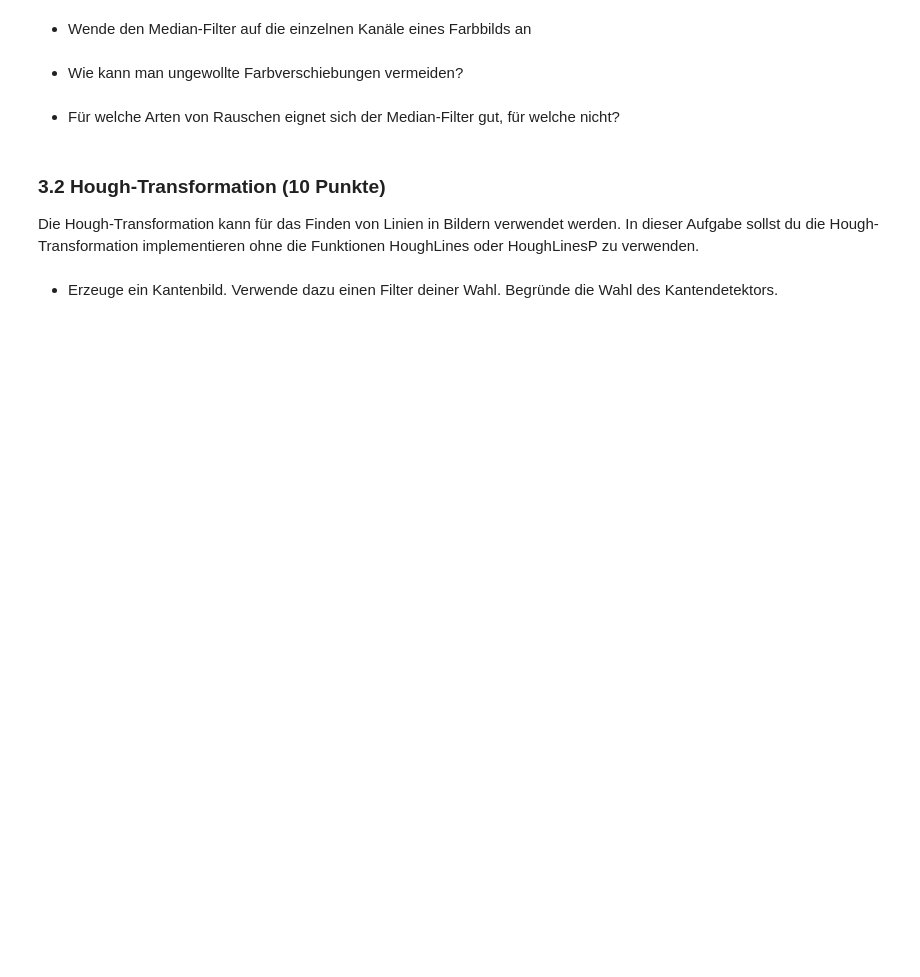
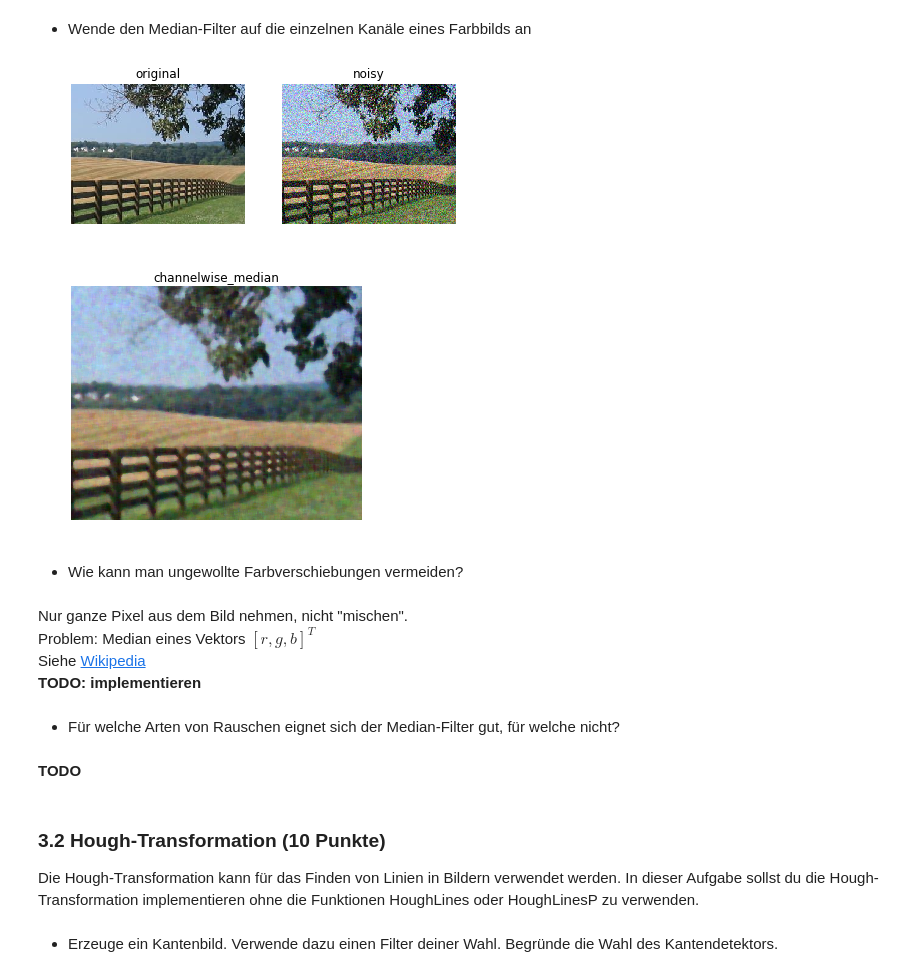
Before and after one commit to jonasitzmann/bildbasierte_modellierung, a Jupyter notebook: ex3/ex3.ipynb, the cells around one changed output. Saved outputs shown, nothing was run; the diff lists cells and outputs as text; code cells hidden in the pictures; blank space fills up the shorter version.

```diff
--- a/ex3/ex3.ipynb
+++ b/ex3/ex3.ipynb
@@ -71,9 +77,32 @@ show_imgs_horizontally(
 # %% [markdown]
 * Wende den Median-Filter auf die einzelnen Kanäle eines Farbbilds an
+# %%
+kernel_size = 5
+img_noisy = add_noise(img, 30)
+r_channel = img_noisy[:,:,0]
+g_channel = img_noisy[:,:,1]
+b_channel = img_noisy[:,:,2]
+channels = [r_channel, g_channel, b_channel]
+filtered_resolution = resolution - [kernel_size, kernel_size] + [1, 1]
+channelwise_median = np.zeros([*filtered_resolution, 3], dtype=np.uint16)
+for idx, ch in enumerate(channels):
+    channelwise_median[:,:,idx] = median_filter(ch, kernel_size)
+show_imgs([img, img_noisy], ['original', 'noisy'])
+show_imgs([channelwise_median], ['channelwise_median'])
+# %% [output]
+[figure, added]
+[figure, added]
 # %% [markdown]
 * Wie kann man ungewollte Farbverschiebungen vermeiden?
+# %% [markdown]
+Nur ganze Pixel aus dem Bild nehmen, nicht "mischen".
+Problem: Median eines Vektors $[r, g, b]^T$
+Siehe [Wikipedia](https://de.wikipedia.org/wiki/Vektor-Medianfilter)
+**TODO: implementieren**
 # %% [markdown]
 * Für welche Arten von Rauschen eignet sich der Median-Filter gut, für welche nicht?
+# %% [markdown]
+**TODO**
 # %% [markdown]
 ### 3.2 Hough-Transformation (10 Punkte)
 Die Hough-Transformation kann für das Finden von Linien in Bildern verwendet werden.
```
Also changed, not shown: parts of 5 cells of this notebook, 1 other file.
